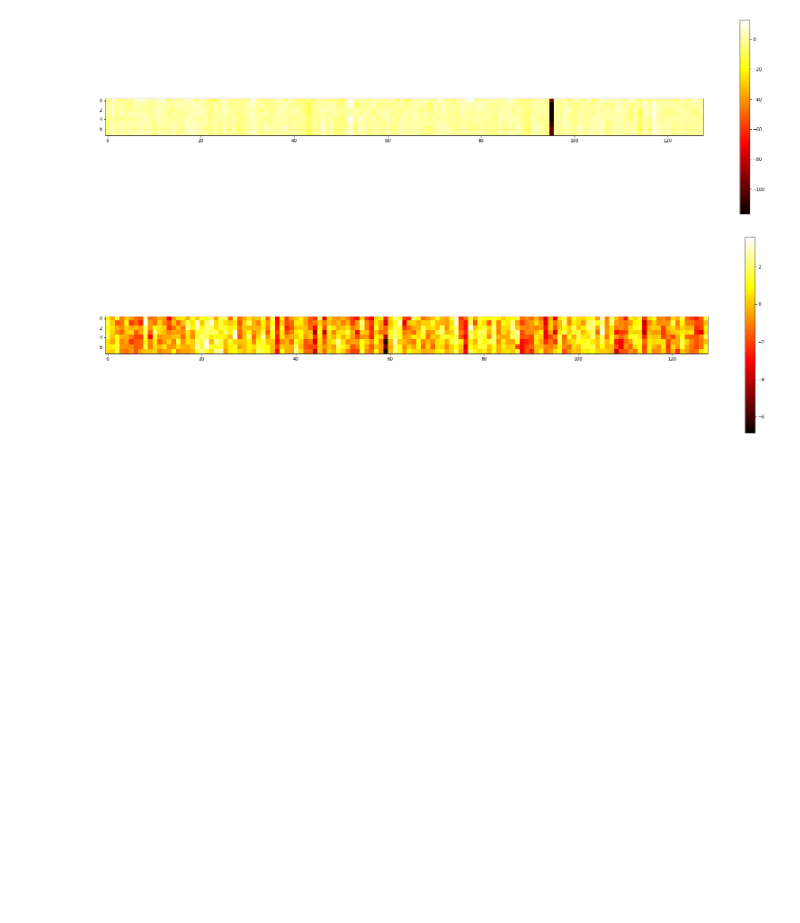
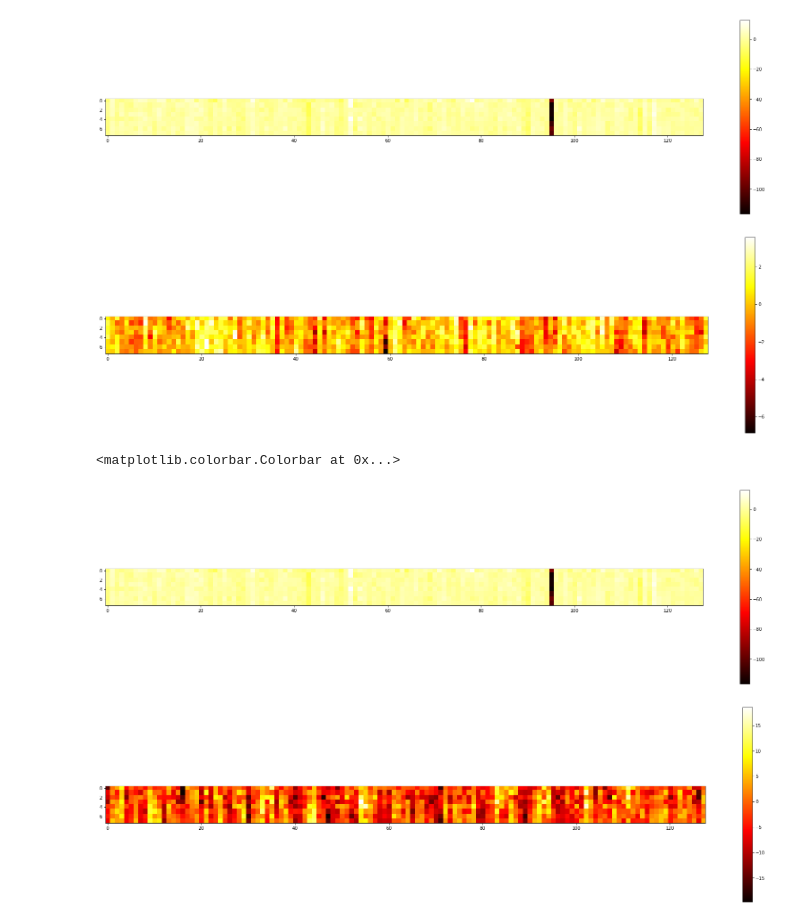
Before and after one commit to microsoft/protein-transfer, a Jupyter notebook: sandbox/seq_model.ipynb, the cells around one changed output. Drawn from its saved outputs; the diff is of its cells as text; code cells hidden in the pictures; blank space fills up the shorter version.

```diff
--- a/sandbox/seq_model.ipynb
+++ b/sandbox/seq_model.ipynb
@@ -266,17 +266,24 @@ def reset_parameters(model):
 
     return model
 
-def resample_parameters(model, encoder_name, embed_dim):
+def resample_parameters(model, embed_dim):
 
     resample_state = model.state_dict()
+
     for layer_name, p in model.state_dict().items():
+        # completely shuffle all weight matrix entries
+        if "layers" in layer_name:
+            resample_state[layer_name] = p.view(-1)[torch.randperm(p.view(-1).shape[0])].view(p.shape)
+
+
+    """for layer_name, p in model.state_dict().items():
 
         if ("embed_tokens" not in layer_name) and ("embed_out" not in layer_name) and ("_float_tensor" not in layer_name):
             print(f"{layer_name}: {p.shape}")
 
             if len(p.shape) == 1:
                 resample_state[layer_name] = p[torch.randperm(p.shape[0])]
-                """
+
                 layers.n.self_attn.k_proj.bias: torch.Size([embed_dim])
                 layers.n.self_attn.v_proj.bias: torch.Size([embed_dim])
                 layers.n.self_attn.q_proj.bias: torch.Size([embed_dim])
@@ -287,7 +294,7 @@ def resample_parameters(model, encoder_name, embed_dim):
                 layers.n.fc2.bias: torch.Size([embed_dim])
                 layers.n.final_layer_norm.weight: torch.Size([embed_dim])
                 layers.n.final_layer_norm.bias: torch.Size([embed_dim])
-                """
+
             elif 1 in p.shape:
 
                 if "bias_" in layer_name:
@@ -300,7 +307,7 @@ def resample_parameters(model, encoder_name, embed_dim):
 
             elif "v_proj.weight" or "out_proj.weight" or "fc2.weight" in layer_name:
 
-                resample_state[layer_name] = p[:, torch.randperm(p.shape[1])]
+                resample_state[layer_name] = p[:, torch.randperm(p.shape[1])]"""
 
     model.load_state_dict(resample_state)
 
@@ -351,3 +498,20 @@ plt.colorbar()
 <matplotlib.colorbar.Colorbar at 0x...>
 [figure]
 [figure]
+# %%
+model = copy.deepcopy(og_model)
+# model = reset_parameters(model)
+model = resample_parameters(model, 768)
+
+reset_reps = model(x)
+# %%
+plt.figure(figsize=(30,8))
+plt.imshow(og_rep["representations"][16].detach().numpy().mean(0), cmap="hot", interpolation='nearest')
+plt.colorbar()
+plt.figure(figsize=(30,8))
+plt.imshow(reset_reps["representations"][16].detach().numpy().mean(0), cmap="hot", interpolation='nearest')
+plt.colorbar()
+# %% [output]
+<matplotlib.colorbar.Colorbar at 0x...>
+[figure, added]
+[figure, added]
```
Also changed, not shown: parts of 22 cells of this notebook, 3 other files.
